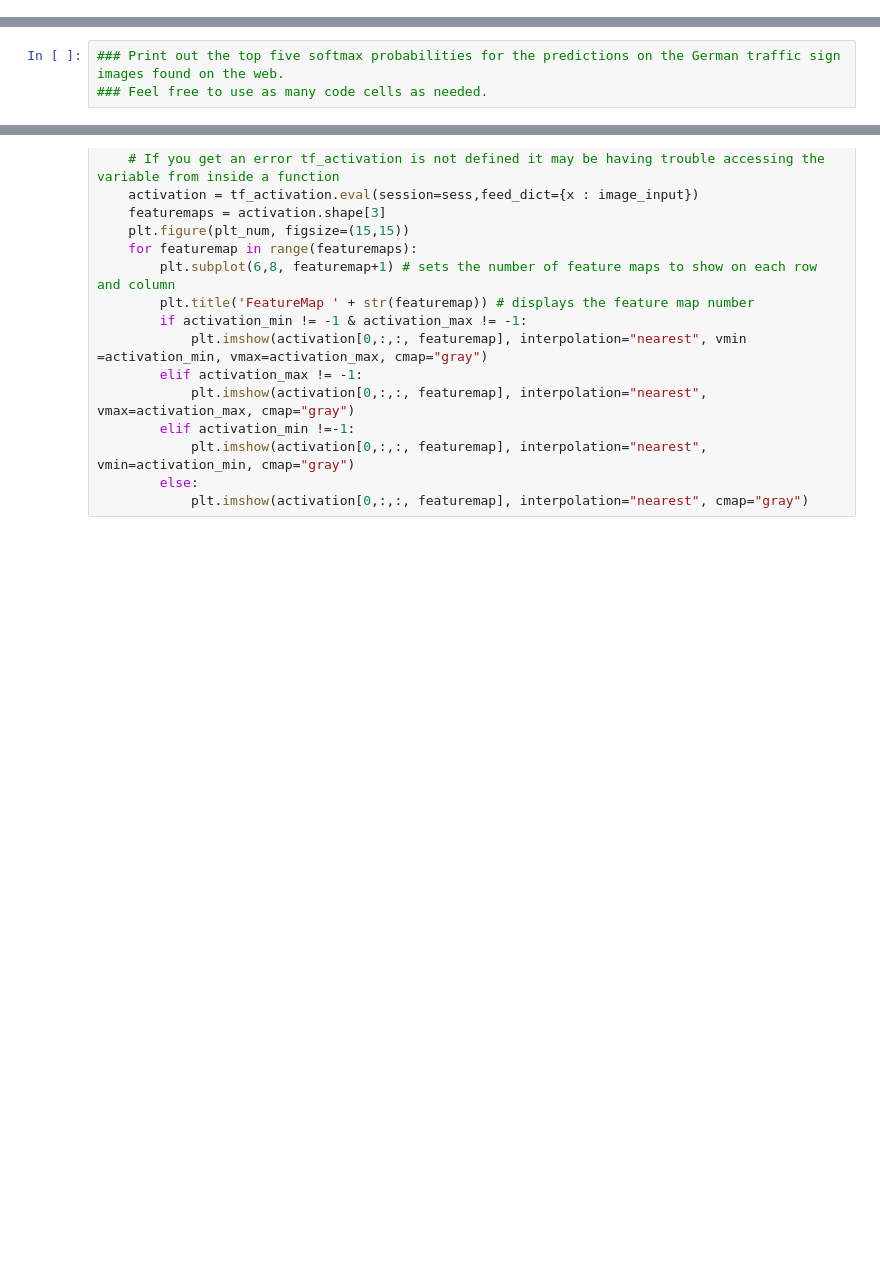
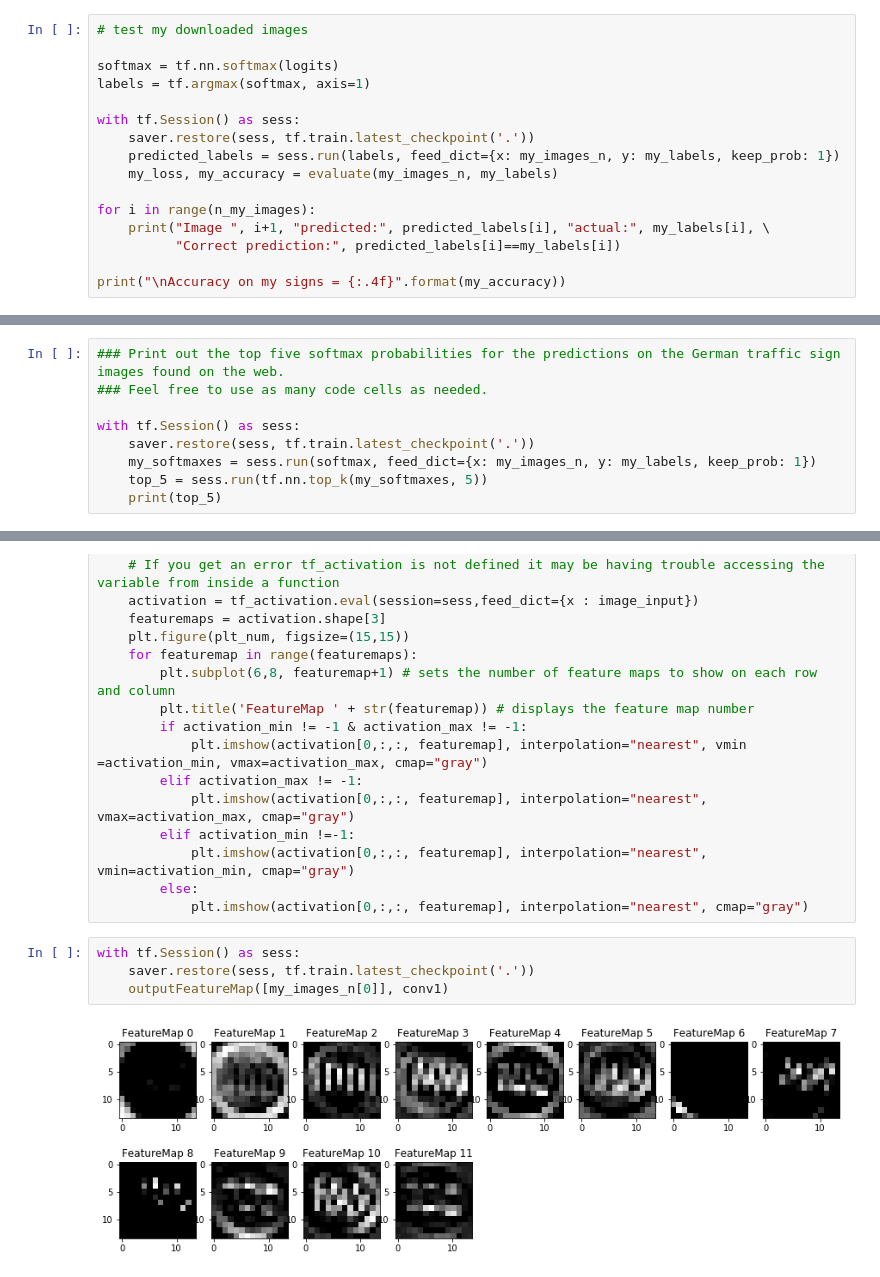
Before and after one commit to tpak/CarND-Traffic-Sign-Classifier-Project, a Jupyter notebook: Traffic_Sign_Classifier-Copy2.ipynb, the cells around one changed output, grey strips where cells are left out. Saved outputs shown, nothing was run; the diff lists cells and outputs as text; blank space fills up the shorter version.

```diff
--- a/Traffic_Sign_Classifier-Copy2.ipynb
+++ b/Traffic_Sign_Classifier-Copy2.ipynb
@@ -662,0 +688,16 @@ You may find `signnames.csv` useful as it contains mappings from the class id (i
+# %%
+# test my downloaded images
+
+softmax = tf.nn.softmax(logits)
+labels = tf.argmax(softmax, axis=1)
+
+with tf.Session() as sess:
+    saver.restore(sess, tf.train.latest_checkpoint('.'))
+    predicted_labels = sess.run(labels, feed_dict={x: my_images_n, y: my_labels, keep_prob: 1})
+    my_loss, my_accuracy = evaluate(my_images_n, my_labels)
+
+for i in range(n_my_images):
+    print("Image ", i+1, "predicted:", predicted_labels[i], "actual:", my_labels[i], \
+          "Correct prediction:", predicted_labels[i]==my_labels[i])
+
+print("\nAccuracy on my signs = {:.4f}".format(my_accuracy))
@@ -703,3 +752,9 @@ Looking just at the first row we get `[ 0.34763842,  0.24879643,  0.12789202]`,
 # %%
 ### Print out the top five softmax probabilities for the predictions on the German traffic sign images found on the web.
 ### Feel free to use as many code cells as needed.
+
+with tf.Session() as sess:
+    saver.restore(sess, tf.train.latest_checkpoint('.'))
+    my_softmaxes = sess.run(softmax, feed_dict={x: my_images_n, y: my_labels, keep_prob: 1})
+    top_5 = sess.run(tf.nn.top_k(my_softmaxes, 5))
+    print(top_5)
@@ -758,3 +821,9 @@ def outputFeatureMap(image_input, tf_activation, activation_min=-1, activation_m
             plt.imshow(activation[0,:,:, featuremap], interpolation="nearest", vmin=activation_min, cmap="gray")
         else:
             plt.imshow(activation[0,:,:, featuremap], interpolation="nearest", cmap="gray")
+# %%
+with tf.Session() as sess:
+    saver.restore(sess, tf.train.latest_checkpoint('.'))
+    outputFeatureMap([my_images_n[0]], conv1)
+# %% [output]
+[figure, added]
```
Also changed, not shown: parts of 46 cells of this notebook, 1 other file.
